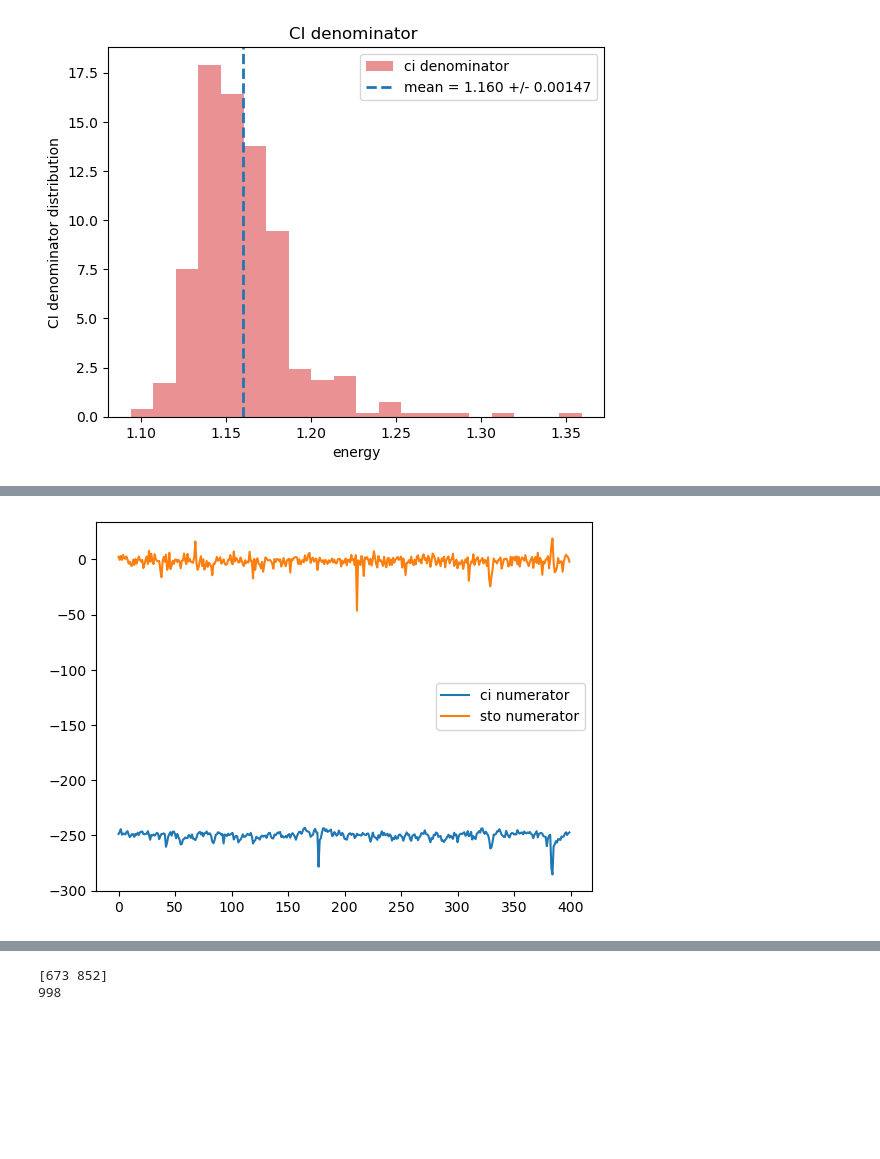
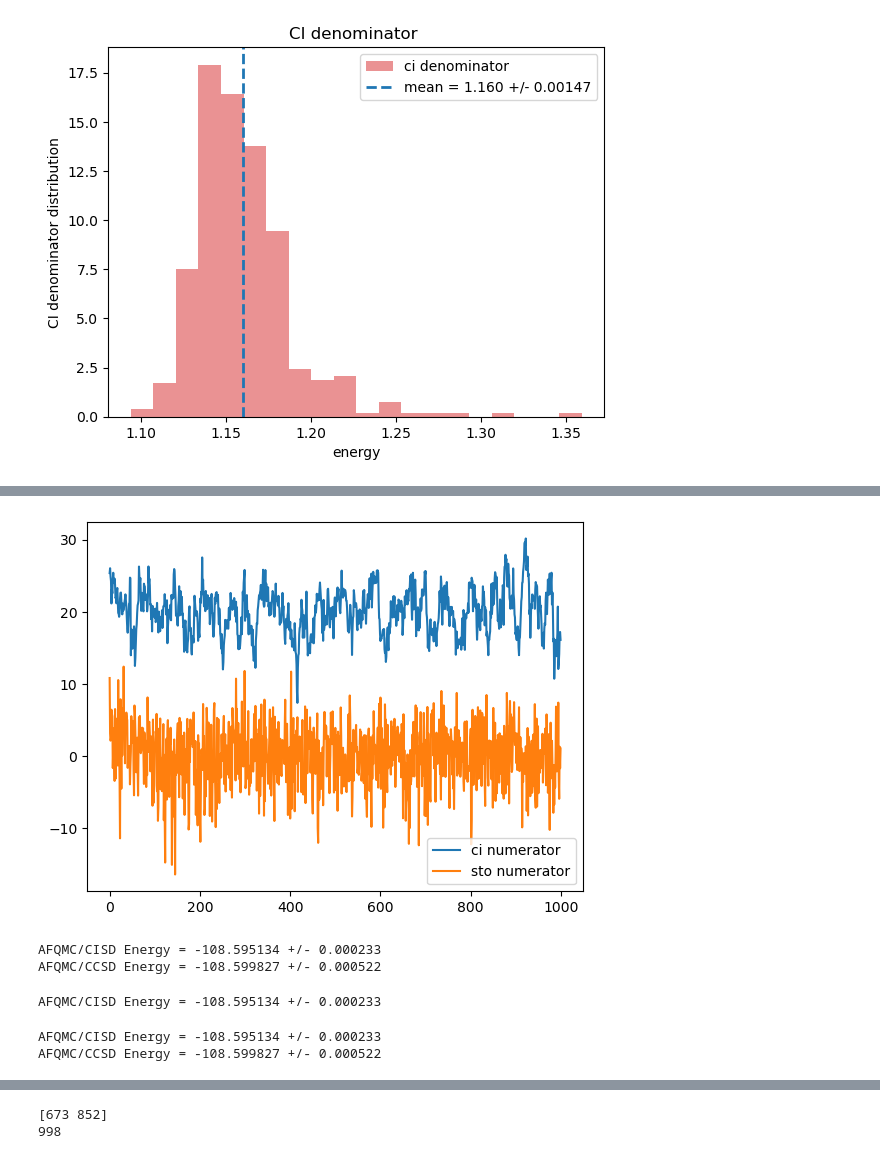
Before and after one commit to zh-yichi/cs_afqmc, a Jupyter notebook: ad_afqmc/prop_unrestricted/mixed_wave/stocc_jackknife.ipynb, the cells around one changed output, grey strips where cells are left out. Drawn from its saved outputs; the diff is of its cells as text; code cells hidden in the pictures; blank space fills up the shorter version.

```diff
--- a/ad_afqmc/prop_unrestricted/mixed_wave/stocc_jackknife.ipynb
+++ b/ad_afqmc/prop_unrestricted/mixed_wave/stocc_jackknife.ipynb
@@ -173,17 +190,18 @@ def _block(
     )
 
     # fields_x for T2 decomposition
-    prop_data["key"], subkey = random.split(prop_data["key"])
-    fields_x = random.normal(
-        subkey,
-        shape=(
-            prop.n_walkers,
-            trial.nslater,
-            wave_data['tau'].shape[0],
-        ),
-    )
+    # prop_data["key"], subkey = random.split(prop_data["key"])
+    # fields_x = random.normal(
+    #     subkey,
+    #     shape=(
+    #         prop.n_walkers,
+    #         trial.nslater,
+    #         wave_data['tau'].shape[0],
+    #     ),
+    # )
 
-    xtaus = jnp.einsum("wsg,gia->wsia", fields_x, wave_data['tau'])
+    # xtaus = jnp.einsum("wsg,gia->wsia", fields_x, wave_data['tau'])
+    xtaus = trial.get_xtaus(prop_data, wave_data, prop)
 
     prop_data = prop.orthonormalize_walkers(prop_data)
     overlap_hf = trial.calc_overlap(prop_data["walkers"], wave_data)
@@ -210,7 +228,7 @@ def _block(
 
     return prop_data, (blk_whf, blk_num_ci, blk_den_ci, blk_num_cr, blk_den_cr)
 # %%
-neql = 40
+neql = 200
 block_time = prop.dt * sampler.n_prop_steps
 
 for n in range(neql):
@@ -245,10 +263,12 @@ for n in range(neql):
 # %%
-nsample = 400
+nsample = 1000
 whf_sp = np.zeros(nsample,dtype="float64")
 numci_sp = np.zeros(nsample,dtype="complex128")
 denci_sp = np.zeros(nsample,dtype="complex128")#float64")
 numcr_sp = np.zeros(nsample,dtype="complex128")
 dencr_sp = np.zeros(nsample,dtype="complex128")
+ecisd_sp = np.zeros(nsample,dtype="float64")
+eccsd_sp = np.zeros(nsample,dtype="float64")
 
 for n in range(nsample):
     prop_data, (whf, numci, denci, numcr, dencr) \
@@ -260,11 +280,13 @@ for n in range(nsample):
 
     whf_sp[n] = whf
 
-
     numci_sp[n] = numci
     denci_sp[n] = denci
     numcr_sp[n] = numcr
     dencr_sp[n] = dencr
+
+    ecisd_sp[n] = (numci/denci).real
+    eccsd_sp[n] = ((numci+numcr)/(denci+dencr)).real
 
     whf = np.sum(whf_sp[:n+1])
     whf_numci = np.sum(whf_sp[:n+1] * numci_sp[:n+1])
@@ -295,5 +317,10 @@ for n in range(nsample):
         covcc = np.cov([numci_sp[:n+1], numcr_sp[:n+1], denci_sp[:n+1], dencr_sp[:n+1]])
         ecc_err = np.sqrt(decc @ covcc @ decc) / np.sqrt((n))
 
-        print(f" {n+1}  {eci.real:.6f}  {eci_err.real:.6f}  {ecc.real:.6f}  {ecc_err.real:.6f}")
+        ecisd = ecisd_sp[:n+1].mean()
+        ecisd_err = np.std(ecisd_sp[:n+1])/np.sqrt(len(ecisd_sp[:n+1]))
+        eccsd = eccsd_sp[:n+1].mean()
+        eccsd_err = np.std(eccsd_sp[:n+1])/np.sqrt(len(eccsd_sp[:n+1]))
+
+        print(f" {n+1}  {eci.real:.6f}  {eci_err.real:.6f}  {ecisd:.6f}  {ecisd_err:.6f} {ecc.real:.6f}  {ecc_err.real:.6f}  {eccsd:.6f}  {eccsd_err:.6f}")
 # %% [output]
@@ -457,7 +482,19 @@ plt.show()
 # %%
-plt.plot(numci_sp.real,label='ci numerator')
-plt.plot(numcr_sp.real,label='sto numerator')
+plt.plot((numci_sp-numci_sp.mean()).real+20,label='ci numerator')
+plt.plot((numcr_sp-numcr_sp.mean()).real,label='sto numerator')
 plt.legend()
 plt.show()
 # %% [output]
-[figure, old version]
+[figure, new version]
+# %%
+ecisd_sp = (numci_sp/denci_sp).real
+eccsd_sp = ((numci_sp+numcr_sp)/(denci_sp+dencr_sp)).real
+ecisd = ecisd_sp.mean()
+ecisd_err = np.std(ecisd_sp)/np.sqrt(len(ecisd_sp))
+eccsd = eccsd_sp.mean()
+eccsd_err = np.std(eccsd_sp)/np.sqrt(len(eccsd_sp))
+print(f'AFQMC/CISD Energy = {ecisd:.6f} +/- {ecisd_err:.6f}')
+print(f'AFQMC/CCSD Energy = {eccsd:.6f} +/- {eccsd_err:.6f}')
+# %% [output]
+AFQMC/CISD Energy = -108.595134 +/- 0.000233
+AFQMC/CCSD Energy = -108.599827 +/- 0.000522
@@ -463,0 +506,21 @@ plt.show()
+# %%
+whf_numci = whf_sp * numci_sp
+whf_denci = whf_sp * denci_sp
+ecisd_sp = (whf_numci/whf_denci).real
+ecisd = ecisd_sp.mean()
+ecisd_err = np.std(ecisd_sp)/np.sqrt(len(ecisd_sp))
+print(f'AFQMC/CISD Energy = {ecisd:.6f} +/- {ecisd_err:.6f}')
+# %% [output]
+AFQMC/CISD Energy = -108.595134 +/- 0.000233
+# %%
+ecisd_sp = (whf_numci/whf_denci).real
+eccsd_sp = (whf_numcc/whf_dencc).real
+ecisd = ecisd_sp.mean()
+ecisd_err = np.std(ecisd_sp)/np.sqrt(len(ecisd_sp))
+eccsd = eccsd_sp.mean()
+eccsd_err = np.std(eccsd_sp)/np.sqrt(len(eccsd_sp))
+print(f'AFQMC/CISD Energy = {ecisd:.6f} +/- {ecisd_err:.6f}')
+print(f'AFQMC/CCSD Energy = {eccsd:.6f} +/- {eccsd_err:.6f}')
+# %% [output]
+AFQMC/CISD Energy = -108.595134 +/- 0.000233
+AFQMC/CCSD Energy = -108.599827 +/- 0.000522
```
Also changed, not shown: parts of 34 cells of this notebook, 2 other files.
